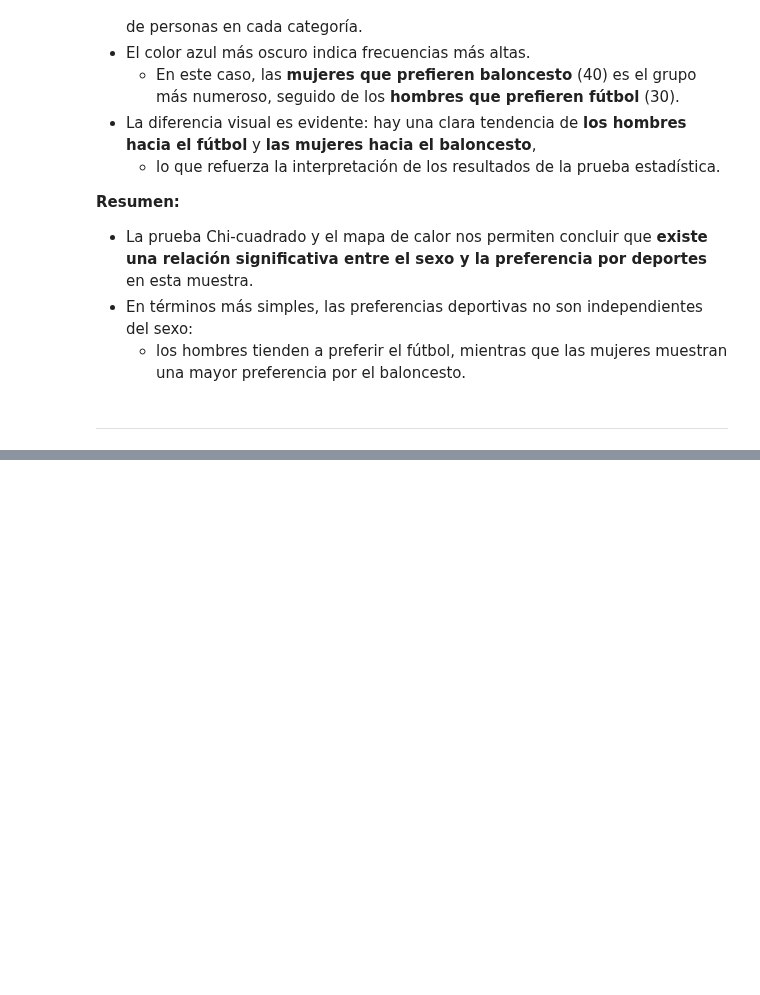
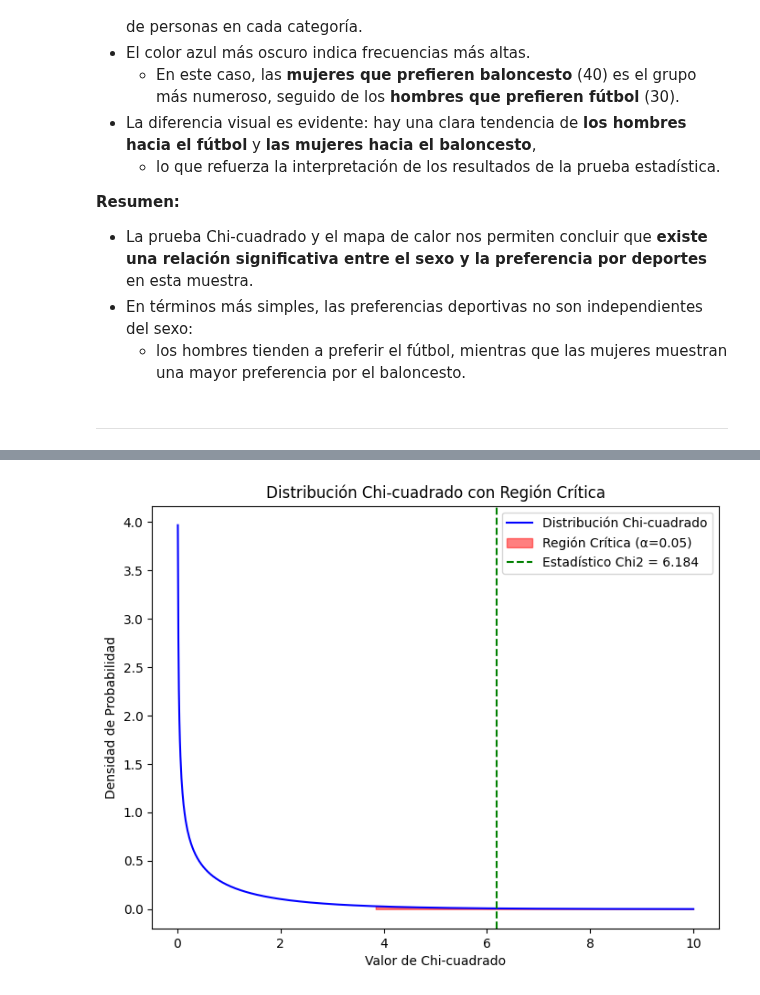
Before and after one commit to DaniCh-Coder/Python-Notes, a Jupyter notebook: ps stats/Multin-TDC/Contingency_table.ipynb, the cells around one changed output, grey strips where cells are left out. Cells and saved outputs as stored; diff of their text form; code cells hidden in the pictures; blank space fills up the shorter version.

```diff
--- a/ps stats/Multin-TDC/Contingency_table.ipynb
+++ b/ps stats/Multin-TDC/Contingency_table.ipynb
@@ -112,0 +265,16 @@ ________________________________________________________________________________
+# %%
+import scipy.stats as stats
+
+# Realizar prueba Chi-cuadrado
+chi2_stat, p_val, dof, expected = stats.chi2_contingency(observed_df)
+
+# Valor crítico para alpha = 0.05 y 1 grado de libertad
+alpha = 0.05
+critical_value = stats.chi2.ppf(1 - alpha, dof)
+
+# Resultados
+print(f"Estadístico Chi-cuadrado: {chi2_stat:.3f}")
+print(f"Valor p: {p_val:.3f}")
+print(f"Grados de libertad: {dof}")
+print(f"Valor crítico: {critical_value:.3f}")
+print("Frecuencias esperadas:\n", pd.DataFrame(expected, index=observed_df.index, columns=observed_df.columns))
@@ -112,0 +301,25 @@ ________________________________________________________________________________
+# %%
+import numpy as np
+
+# Gráfico de la distribución Chi-cuadrado
+x = np.linspace(0, 10, 1000)
+chi2_dist = stats.chi2.pdf(x, df=dof)
+
+# Crear la figura
+plt.figure(figsize=(8, 6))
+plt.plot(x, chi2_dist, label="Distribución Chi-cuadrado", color='blue')
+
+# Sombrear la región crítica
+plt.fill_between(x, 0, chi2_dist, where=(x >= critical_value), color='red', alpha=0.5, label=f'Región Crítica (α={alpha})')
+
+# Línea vertical para el estadístico Chi-cuadrado
+plt.axvline(x=chi2_stat, color='green', linestyle='--', label=f'Estadístico Chi2 = {chi2_stat:.3f}')
+
+# Etiquetas y leyenda
+plt.title('Distribución Chi-cuadrado con Región Crítica')
+plt.xlabel('Valor de Chi-cuadrado')
+plt.ylabel('Densidad de Probabilidad')
+plt.legend()
+plt.show()
+# %% [output]
+[figure, added]
```
Also changed, not shown: parts of 12 cells of this notebook.
